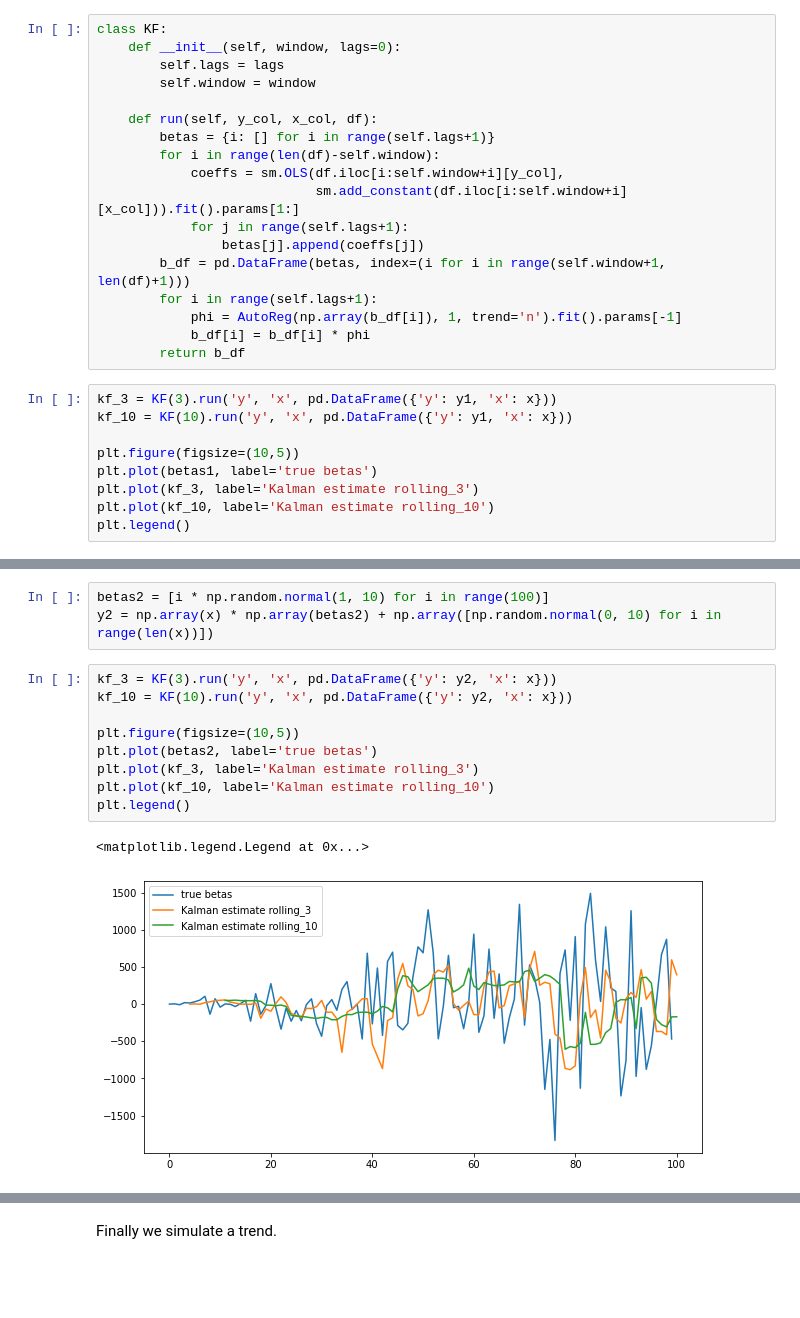
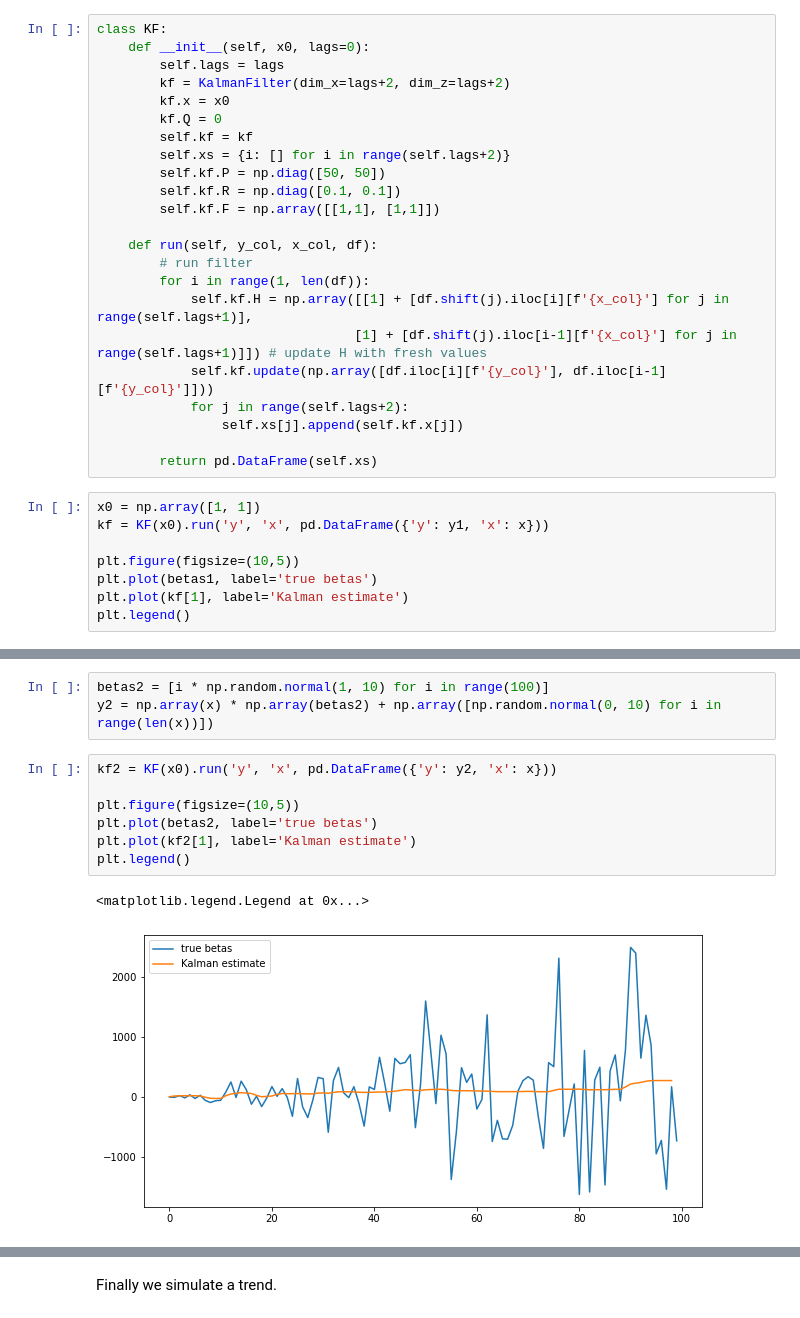
Before and after one commit to t0nychn/UG_thesis, a Jupyter notebook: sandbox/Kalman sandbox.ipynb, the cells around one changed output, grey strips where cells are left out. Cells and saved outputs as stored; diff of their text form; blank space fills up the shorter version.

Commit message:
correct kalman

```diff
--- a/sandbox/Kalman sandbox.ipynb
+++ b/sandbox/Kalman sandbox.ipynb
@@ -21,29 +22,33 @@ y1 = np.array(x) * np.array(betas1) + np.array([np.random.normal(0, 1) for i in
 # %%
 class KF:
-    def __init__(self, window, lags=0):
+    def __init__(self, x0, lags=0):
         self.lags = lags
-        self.window = window
+        kf = KalmanFilter(dim_x=lags+2, dim_z=lags+2)
+        kf.x = x0
+        kf.Q = 0
+        self.kf = kf
+        self.xs = {i: [] for i in range(self.lags+2)}
+        self.kf.P = np.diag([50, 50])
+        self.kf.R = np.diag([0.1, 0.1])
+        self.kf.F = np.array([[1,1], [1,1]])
 
     def run(self, y_col, x_col, df):
-        betas = {i: [] for i in range(self.lags+1)}
-        for i in range(len(df)-self.window):
-            coeffs = sm.OLS(df.iloc[i:self.window+i][y_col],
-                            sm.add_constant(df.iloc[i:self.window+i][x_col])).fit().params[1:]
-            for j in range(self.lags+1):
-                betas[j].append(coeffs[j])
-        b_df = pd.DataFrame(betas, index=(i for i in range(self.window+1, len(df)+1)))
-        for i in range(self.lags+1):
-            phi = AutoReg(np.array(b_df[i]), 1, trend='n').fit().params[-1]
-            b_df[i] = b_df[i] * phi
-        return b_df
+        # run filter
+        for i in range(1, len(df)):
+            self.kf.H = np.array([[1] + [df.shift(j).iloc[i][f'{x_col}'] for j in range(self.lags+1)],
+                                 [1] + [df.shift(j).iloc[i-1][f'{x_col}'] for j in range(self.lags+1)]]) # update H with fresh values
+            self.kf.update(np.array([df.iloc[i][f'{y_col}'], df.iloc[i-1][f'{y_col}']]))
+            for j in range(self.lags+2):
+                self.xs[j].append(self.kf.x[j])
+
+        return pd.DataFrame(self.xs)
 # %%
-kf_3 = KF(3).run('y', 'x', pd.DataFrame({'y': y1, 'x': x}))
-kf_10 = KF(10).run('y', 'x', pd.DataFrame({'y': y1, 'x': x}))
+x0 = np.array([1, 1])
+kf = KF(x0).run('y', 'x', pd.DataFrame({'y': y1, 'x': x}))
 
 plt.figure(figsize=(10,5))
 plt.plot(betas1, label='true betas')
-plt.plot(kf_3, label='Kalman estimate rolling_3')
-plt.plot(kf_10, label='Kalman estimate rolling_10')
+plt.plot(kf[1], label='Kalman estimate')
 plt.legend()
 # %% [output]
 <matplotlib.legend.Legend at 0x...>
@@ -54,14 +63,12 @@ Next we see how it deals with increasing variance.
 betas2 = [i * np.random.normal(1, 10) for i in range(100)]
 y2 = np.array(x) * np.array(betas2) + np.array([np.random.normal(0, 10) for i in range(len(x))])
 # %%
-kf_3 = KF(3).run('y', 'x', pd.DataFrame({'y': y2, 'x': x}))
-kf_10 = KF(10).run('y', 'x', pd.DataFrame({'y': y2, 'x': x}))
+kf2 = KF(x0).run('y', 'x', pd.DataFrame({'y': y2, 'x': x}))
 
 plt.figure(figsize=(10,5))
 plt.plot(betas2, label='true betas')
-plt.plot(kf_3, label='Kalman estimate rolling_3')
-plt.plot(kf_10, label='Kalman estimate rolling_10')
+plt.plot(kf2[1], label='Kalman estimate')
 plt.legend()
 # %% [output]
 <matplotlib.legend.Legend at 0x...>
-[figure, old version]
+[figure, new version]
```
Also changed, not shown: parts of 9 cells of this notebook, 5 other files.
